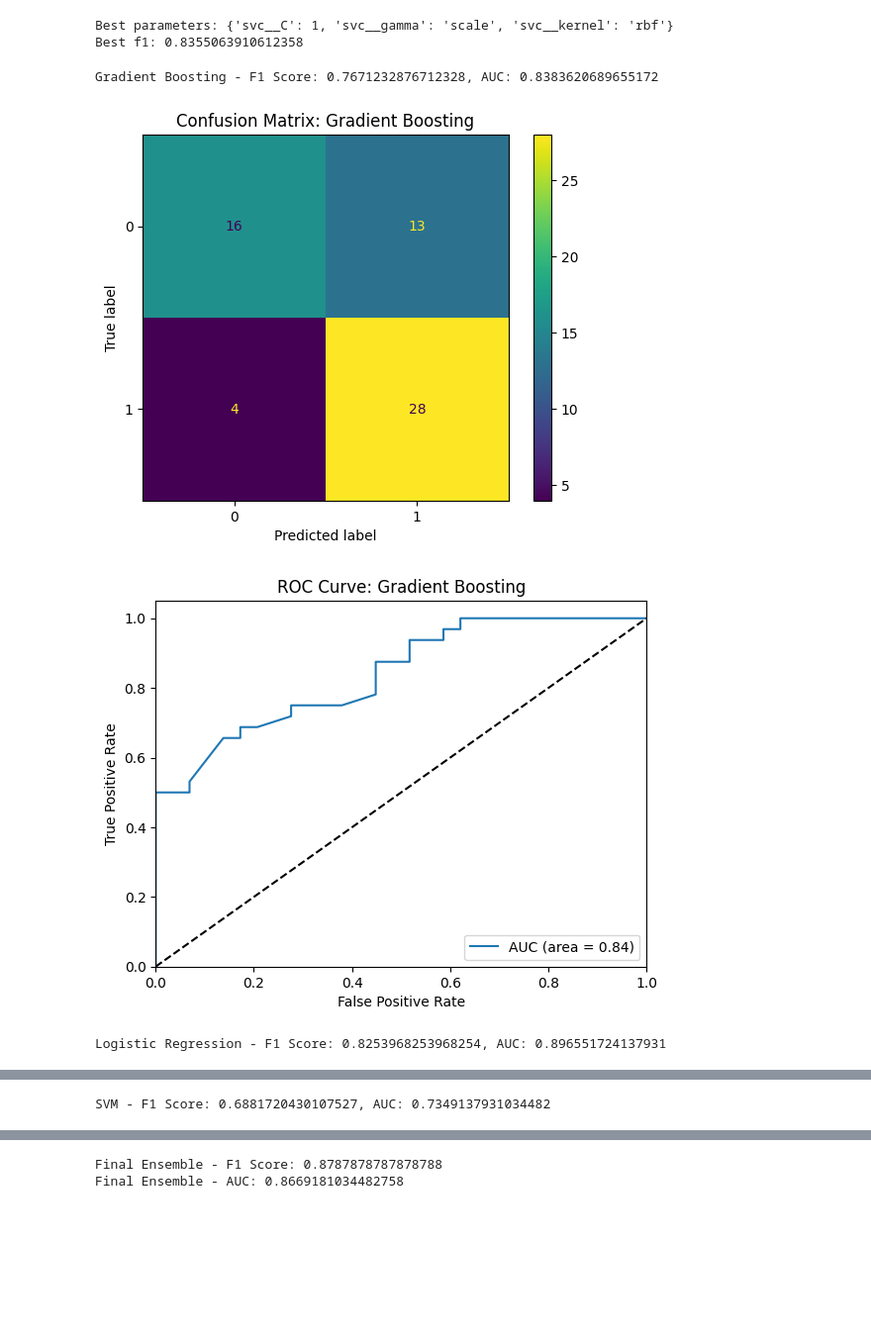
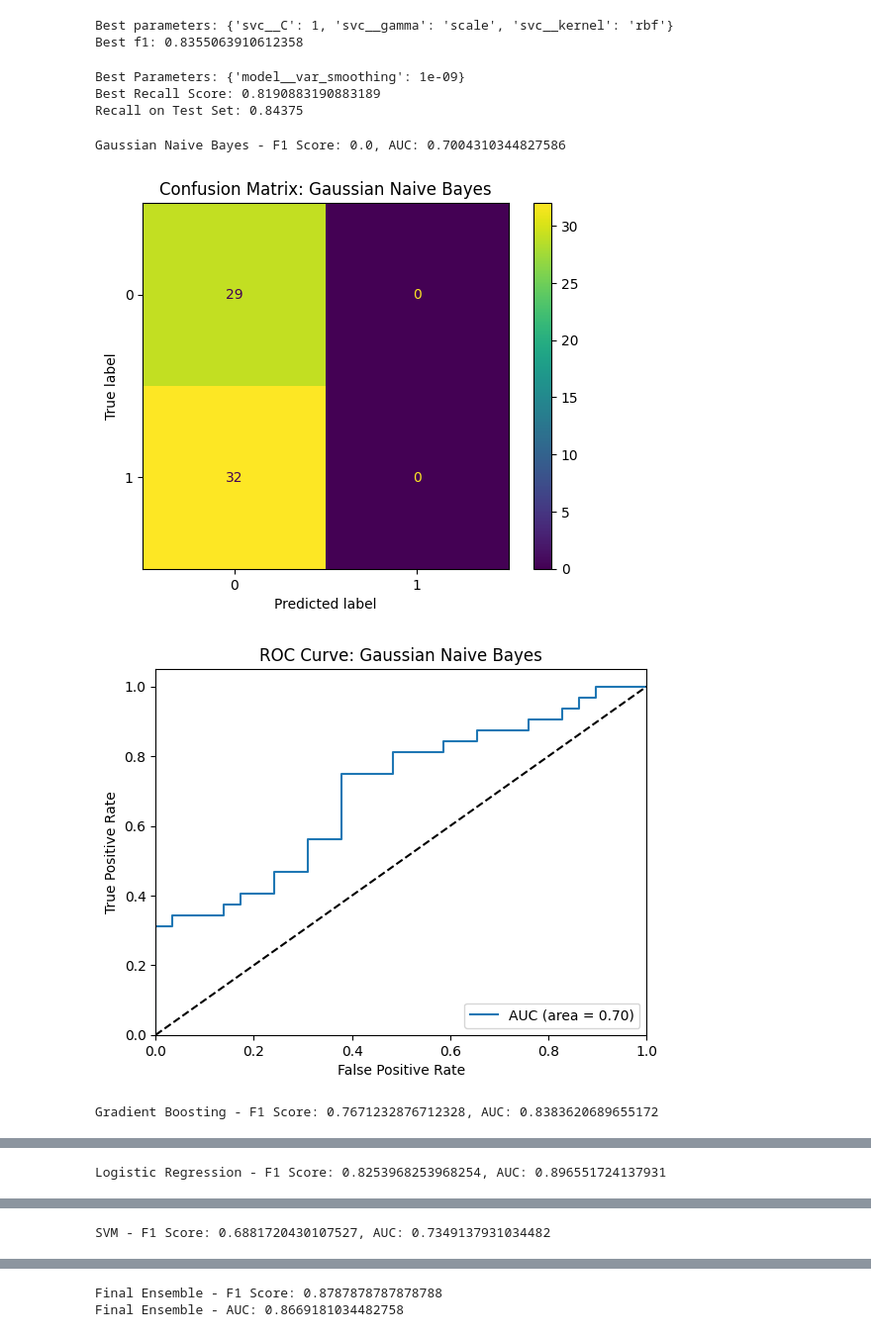
Before and after one commit to pKay-hash/CS412HeartAttack, a Jupyter notebook: majority_voting_model.ipynb, the cells around one changed output, grey strips where cells are left out. Shown: that part at 99% size. Cells and saved outputs as stored; diff of their text form; code cells hidden in the pictures; blank space fills up the shorter version.

Commit message:
added oscars model

```diff
--- a/majority_voting_model.ipynb
+++ b/majority_voting_model.ipynb
@@ -78,6 +78,39 @@ y_pred_svm = best_model_svm.predict(X_test)
 # %% [output]
 Best parameters: {'svc__C': 1, 'svc__gamma': 'scale', 'svc__kernel': 'rbf'}
 Best f1: 0.8355063910612358
+# %%
+#Oscar's model also breaks witih pickle so we'll train it manually
+
+from sklearn.naive_bayes import GaussianNB
+
+pipe = Pipeline([
+    ('scaler', StandardScaler()),
+    ('model', GaussianNB())
+])
+
+param_grid = {
+    'model__var_smoothing': [1e-9, 1e-8, 1e-7, 1e-6, 1e-5]
+}
+
+grid_search = GridSearchCV(pipe, param_grid, cv=5, scoring='recall')
+
+grid_search.fit(X_train, y_train)
+
+print("Best Parameters:", grid_search.best_params_)
+print("Best Recall Score:", grid_search.best_score_)
+
+best_model = grid_search.best_estimator_
+y_pred = best_model.predict(X_test)
+
+from sklearn.metrics import recall_score
+test_recall = recall_score(y_test, y_pred)
+print("Recall on Test Set:", test_recall)
+
+gnb_model = best_model
+# %% [output]
+Best Parameters: {'model__var_smoothing': 1e-09}
+Best Recall Score: 0.8190883190883189
+Recall on Test Set: 0.84375
 # %%
 #gnb_model = pickle.load(open("gnb_model.pkl", 'rb'))
 gradient_boosting_model = pickle.load(open("gradient_boosting_model.pkl", 'rb'))
@@ -106,35 +139,35 @@ def evaluate_model(model, X_test, y_test, model_name):
     auc = roc_auc_score(y_test, y_pred_prob)
     print(f"{model_name} - F1 Score: {f1}, AUC: {auc}")
 
     # Plot confusion matrix
     cm = confusion_matrix(y_test, y_pred)
     disp = ConfusionMatrixDisplay(confusion_matrix=cm)
     disp.plot()
     plt.title(f'Confusion Matrix: {model_name}')
     plt.show()
 
     # Plot ROC Curve
     fpr, tpr, _ = roc_curve(y_test, y_pred_prob)
     plt.figure()
     plt.plot(fpr, tpr, label=f'AUC (area = {auc:.2f})')
     plt.plot([0, 1], [0, 1], 'k--')
     plt.xlim([0.0, 1.0])
     plt.ylim([0.0, 1.05])
     plt.xlabel('False Positive Rate')
     plt.ylabel('True Positive Rate')
     plt.title(f'ROC Curve: {model_name}')
     plt.legend(loc="lower right")
     plt.show()
 
     return y_pred
 
 # Evaluate each model
-#evaluate_model(gnb_model, X_test_scaled, y_test, "Gaussian Naive Bayes")
+gnb_ypred = evaluate_model(gnb_model, X_test_scaled, y_test, "Gaussian Naive Bayes")
 gbm_ypred = evaluate_model(gradient_boosting_model, X_test_scaled, y_test, "Gradient Boosting")
 lr_ypred = evaluate_model(logistic_regression_model, X_test_scaled, y_test, "Logistic Regression")
 svm_ypred = evaluate_model(svm_model, X_test_scaled, y_test, "SVM")
 # %% [output]
-Gradient Boosting - F1 Score: 0.7671232876712328, AUC: 0.8383620689655172
+Gaussian Naive Bayes - F1 Score: 0.0, AUC: 0.7004310344827586
-[figure, old version]
+[figure, new version]
-[figure, old version]
+[figure, new version]
-Logistic Regression - F1 Score: 0.8253968253968254, AUC: 0.896551724137931
+Gradient Boosting - F1 Score: 0.7671232876712328, AUC: 0.8383620689655172
@@ -143 +176 @@ Logistic Regression - F1 Score: 0.8253968253968254, AUC: 0.896551724137931
-SVM - F1 Score: 0.6881720430107527, AUC: 0.7349137931034482
+Logistic Regression - F1 Score: 0.8253968253968254, AUC: 0.896551724137931
@@ -145,0 +179 @@ SVM - F1 Score: 0.6881720430107527, AUC: 0.7349137931034482
+SVM - F1 Score: 0.6881720430107527, AUC: 0.7349137931034482
```
Also changed, not shown: parts of 3 cells of this notebook.
